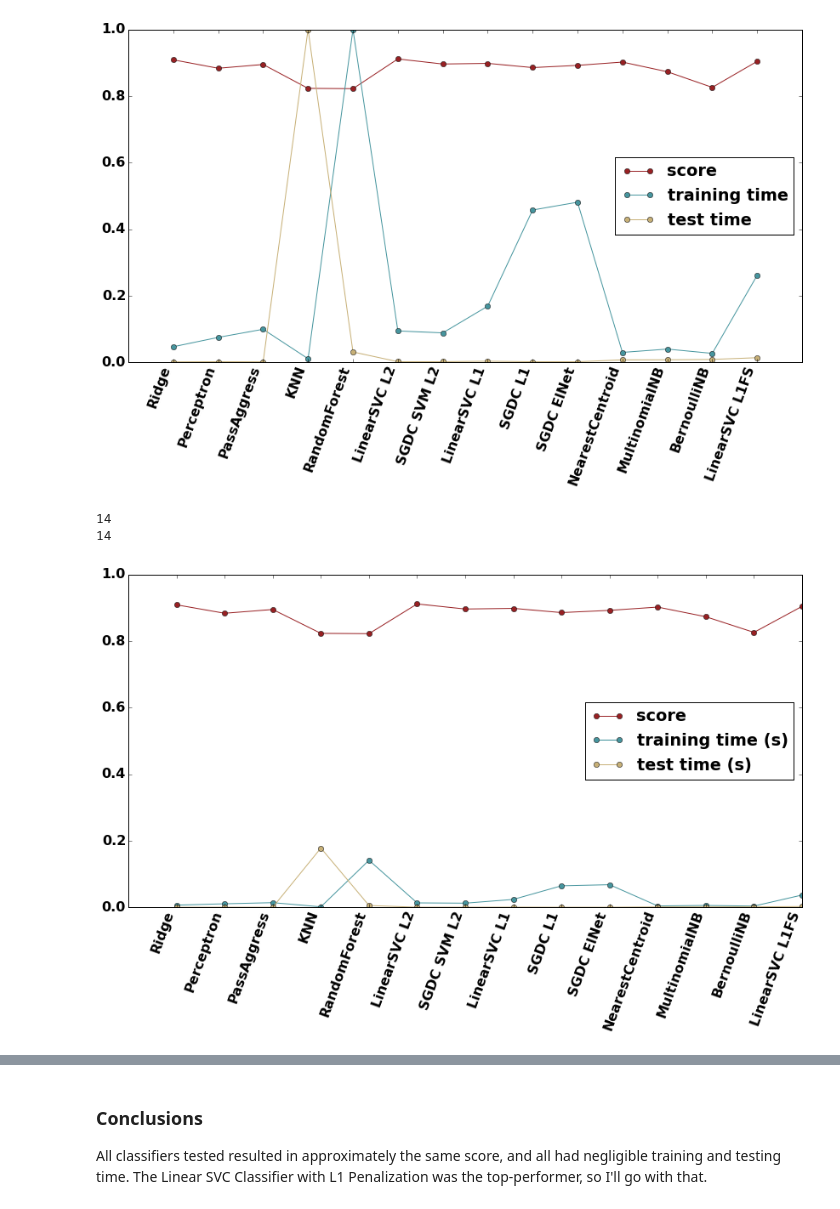
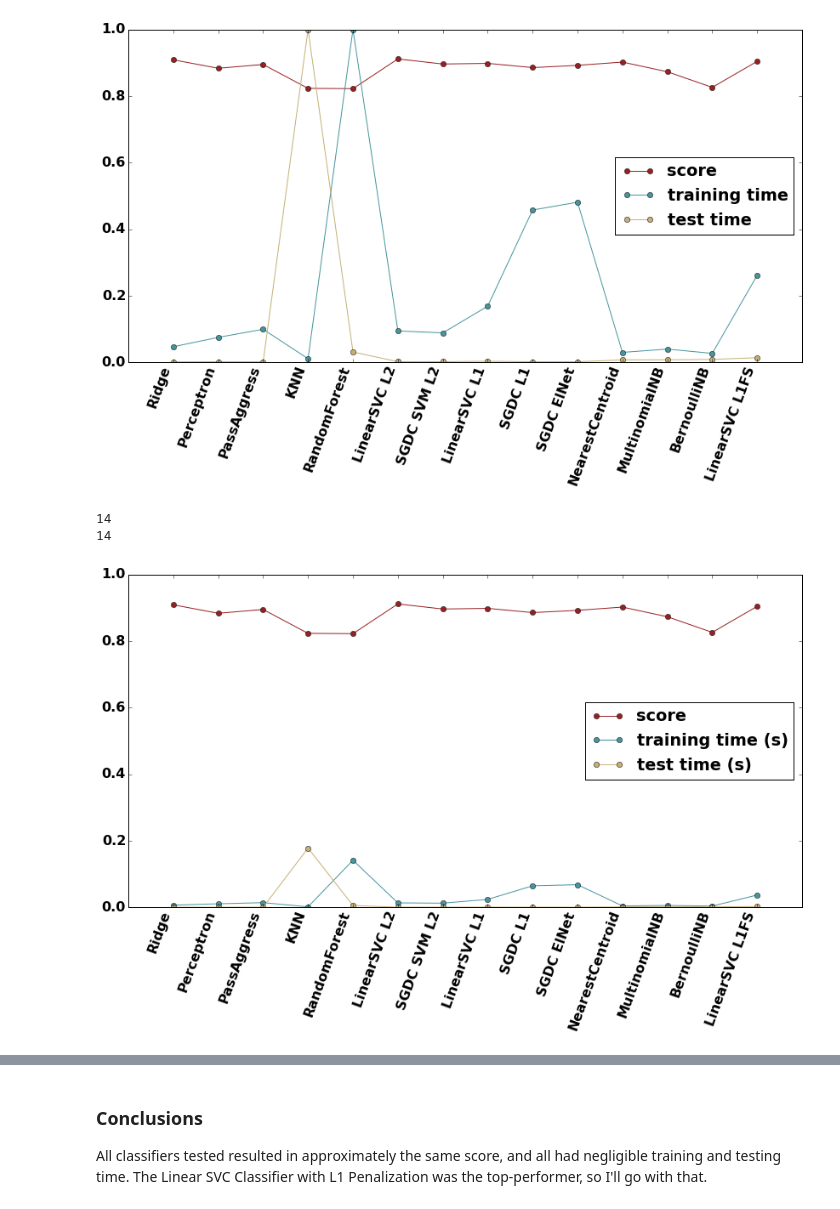
Before and after one commit to mattgiguere/doglodge, a Jupyter notebook: code/testing_classifiers.ipynb, the cells around one changed output, grey strips where cells are left out. Saved outputs shown, nothing was run; the diff lists cells and outputs as text; code cells hidden in the pictures.

```diff
--- a/code/testing_classifiers.ipynb
+++ b/code/testing_classifiers.ipynb
@@ -516,26 +516,26 @@ plt.savefig('classifierScoresNorm.png', dpi=144)
 # %%
 fig, ax = plt.subplots(1, 1)
 
 clf_names, score, training_time, test_time = results
 
 ax.plot(indices, score, '-o', label="score", color='#982023')
 ax.plot(indices, training_time, '-o', label="training time (s)", color='#46959E')
 ax.plot(indices, test_time, '-o', label="test time (s)", color='#C7B077')
 #labels = [item.get_text() for item in ax.get_xticklabels()]
 print(len(labels))
 print(len(clf_names))
 labels = clf_names
 ax.xaxis.set_ticks(np.arange(np.min(indices), np.max(indices)+1, 1))
 ax.set_xticklabels(clf_names, rotation='70', horizontalalignment='right')
-ax.set_xlim([-1, 13])
+ax.set_xlim([-1, 14])
 ax.set_ylim([0, 1])
 ax.legend(loc='best')
 plt.subplots_adjust(left=0.05, bottom=0.3, top=.98)
 plt.savefig('classifierScores.png', dpi=144)
 # %% [output]
 14
 14
-[figure, old version]
+[figure, new version]
 # %%
 for name, scr in zip(clf_names, score):
     print('{}: {:.3f}'.format(name, scr))
```
